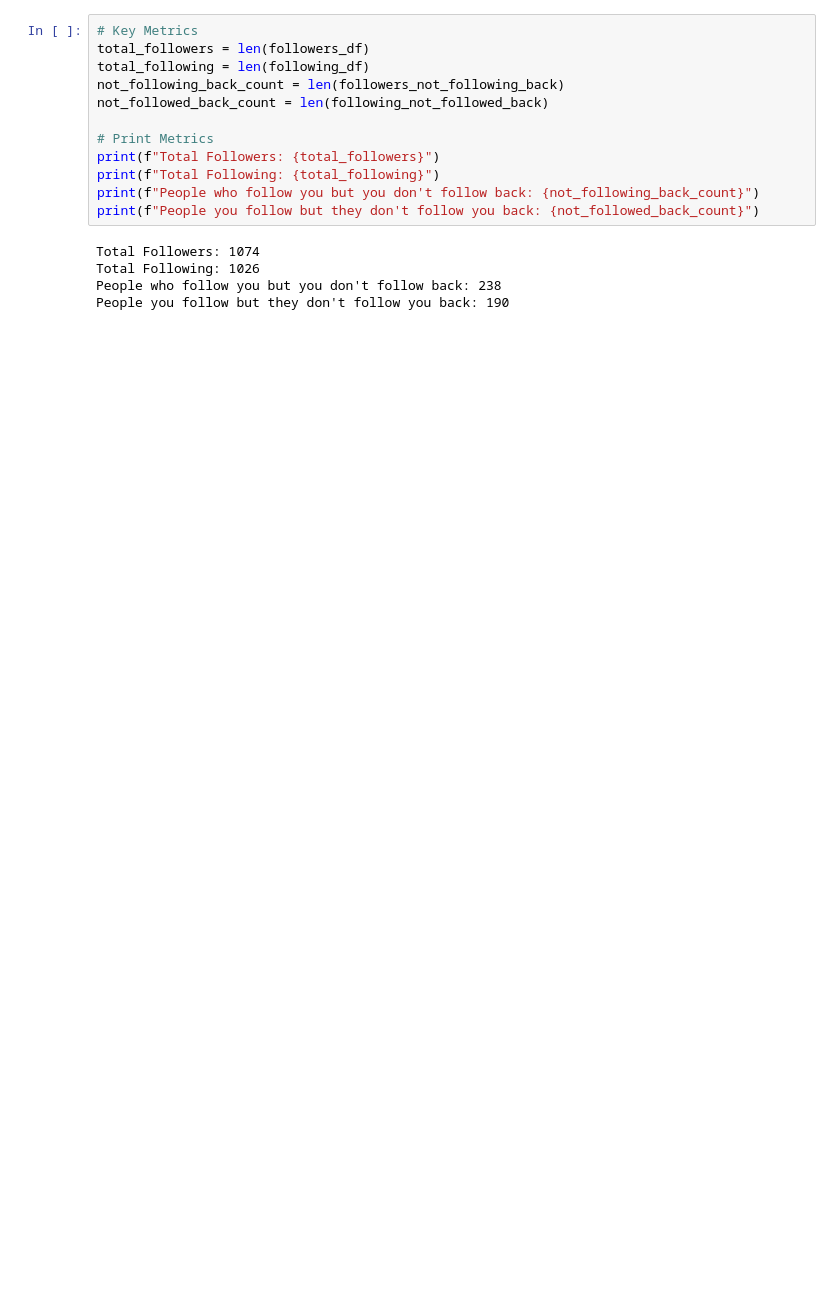
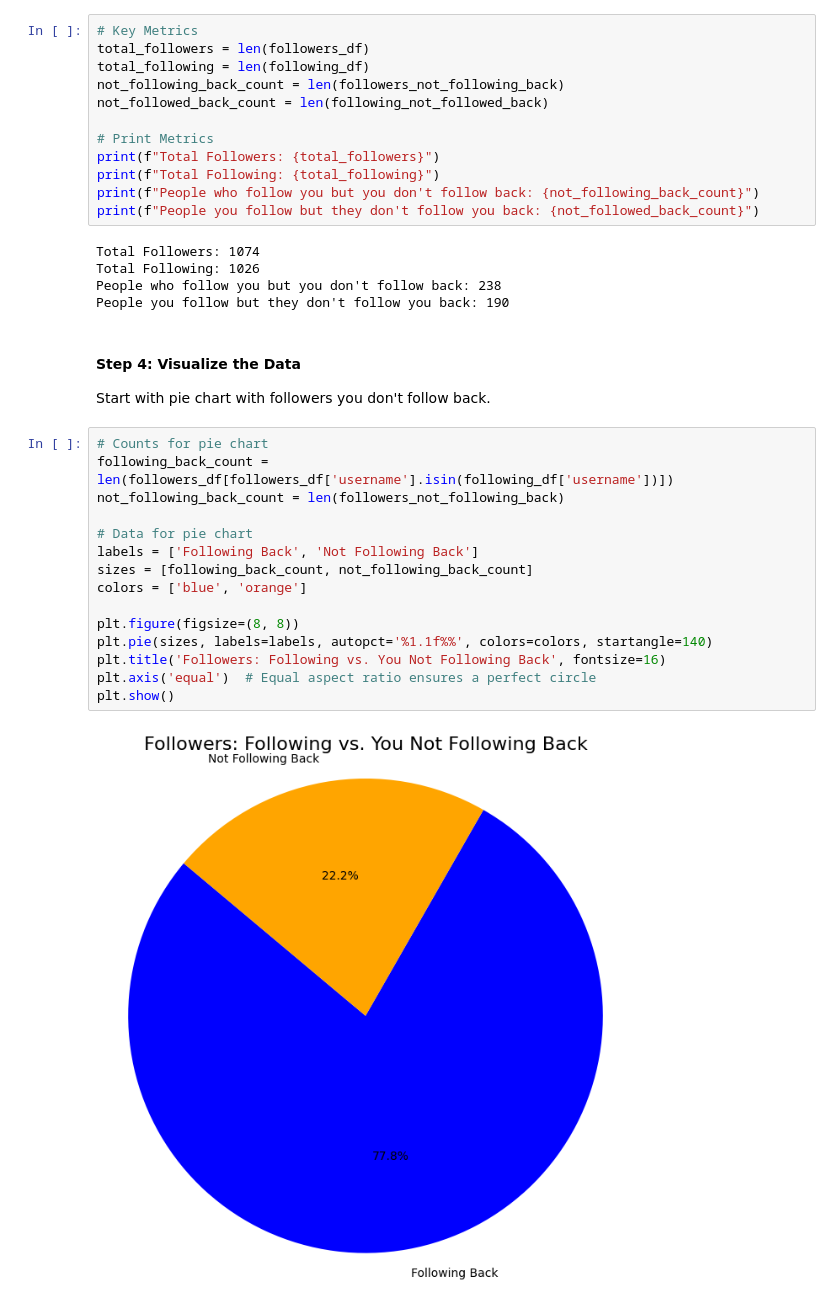
Before and after one commit to Andaya334/Instagram-Followers, a Jupyter notebook: instagram_proj.ipynb, the cells around one changed output. Saved outputs shown, nothing was run; the diff lists cells and outputs as text; blank space fills up the shorter version.

```diff
--- a/instagram_proj.ipynb
+++ b/instagram_proj.ipynb
@@ -164,3 +253,24 @@ Total Followers: 1074
 Total Following: 1026
 People who follow you but you don't follow back: 238
 People you follow but they don't follow you back: 190
+# %% [markdown]
+#### Step 4: Visualize the Data ####
+
+Start with pie chart with followers you don't follow back.
+# %%
+# Counts for pie chart
+following_back_count = len(followers_df[followers_df['username'].isin(following_df['username'])])
+not_following_back_count = len(followers_not_following_back)
+
+# Data for pie chart
+labels = ['Following Back', 'Not Following Back']
+sizes = [following_back_count, not_following_back_count]
+colors = ['blue', 'orange']
+
+plt.figure(figsize=(8, 8))
+plt.pie(sizes, labels=labels, autopct='%1.1f%%', colors=colors, startangle=140)
+plt.title('Followers: Following vs. You Not Following Back', fontsize=16)
+plt.axis('equal')  # Equal aspect ratio ensures a perfect circle
+plt.show()
+# %% [output]
+[figure, added]
```
Also changed, not shown: parts of 30 cells of this notebook.
